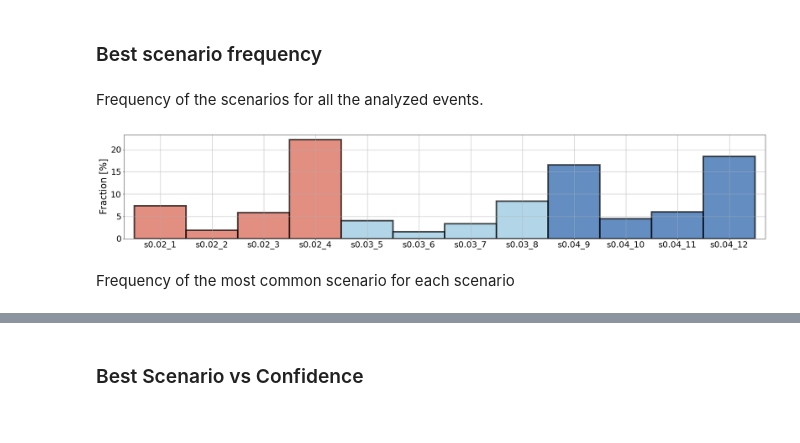
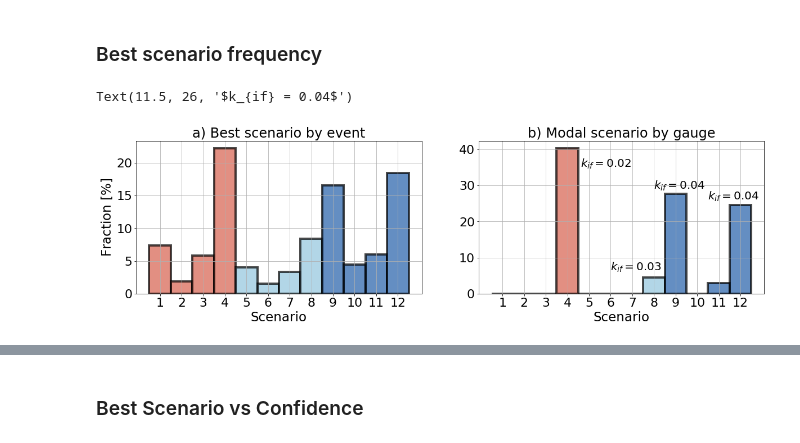
Before and after one commit to nicolas998/active_layer_evaluation, a Jupyter notebook: 02_Scenarios_evaluation.ipynb, the cells around one changed output, grey strips where cells are left out. Drawn from its saved outputs; the diff is of its cells as text; code cells hidden in the pictures.

Commit message:
improve some figures and change to the bar figure of the best scenario by events and gauge

```diff
--- a/02_Scenarios_evaluation.ipynb
+++ b/02_Scenarios_evaluation.ipynb
@@ -27,6 +27,7 @@ Emet = pd.read_msgpack('data/results/Events_Metrics_sce.msg')
 products = Emet['product'].unique().tolist()
 
 kges = {}
+bests = {}
 
 for _i in [0.1, 0.75, 1.5]:
     #Do it for the initial product
@@ -49,7 +50,7 @@ for _i in [0.1, 0.75, 1.5]:
     best = c.idxmax(axis = 1)
     max_kge = c.max(axis=1)
     c['max_kge'] = max_kge
-
+    bests.update({str(_i): best})
     for prod in ['a-hlm','d-hlm','t-hlm']:
         a,b = get_intersec_events(Emet, 'ifc-hlm',prod,'kge',_i)
         b.set_index([b.index, 'link'], inplace=True)
@@ -193,43 +193,73 @@ def count_products(x):
 # %%
+level = '0.1'
+best = bests[level].copy()
+c = kges[level].copy()
+
+numbers = [21,22,23,24,31,32,33,34,41,42,43,44]
+numbers = np.arange(1,13)
+for i,j in zip(products[5:], numbers):
+    best.loc[best == i] = j
+
 best_sce = {}
 links = np.unique(best.index.get_level_values(level='link')).tolist()
 for l in links:
-    d = best.xs(l,level = 'link')
-    prod = products[5:][count_products(d).argmax()]
-    p = count_products(d).max()
+    pos, conf = get_pos_conf(l)
     b_kge = np.percentile(c.xs(l, level = 'link')['max_kge'], 50)
     i_kge = np.percentile(c.xs(l, level = 'link')['ifc-hlm'], 50)
-    best_sce.update({l:{'product': prod, 'p':p,'best_kge':b_kge, 'ifc-hlm':i_kge}})
+    best_sce.update({l:{'product': pos, 'p':conf,'best_kge':b_kge, 'ifc-hlm':i_kge}})
+
 best_sce = pd.DataFrame(best_sce).T
-# %% [markdown]
-Frequency of the scenarios for all the analyzed events.
 # %%
-h= []
-for prod in products[5:]:
-    h.append(best[best == prod].size)
-h = np.array(h)
-h = 100 * h / h.sum()
-fig = pl.figure(figsize=(30,5))
-ax = fig.add_subplot(111)
-bar = pl.bar(products[5:], h, 1, alpha = 0.7, edgecolor = 'k', lw = 2)
+fig = pl.figure(figsize=(20,5))
+
+ax = fig.add_subplot(121)
+h,b = core.get_histogram(best, np.arange(1,14))
+bar = pl.bar(b[1:],h*100,1, alpha = 0.7)
+ax.tick_params(labelsize = 22)
+ax.set_xlabel('Scenario', size = 23)
+ax.set_ylabel('Fraction [$\%$]', size = 23)
+ax.set_xticks(np.arange(2,14))
+ax.set_xticklabels(np.arange(1,13))
+ax.grid()
+ax.set_title('a) Best scenario by event', size = 24)
 for i in [0,1,2,3]:
     bar[i].set_color(colors['ifc-hlm'])
     bar[i].set_edgecolor('k')
     bar[i].set_linewidth(4.0)
 for i in [4,5,6,7]:
     bar[i].set_color(colors['a-hlm'])
     bar[i].set_edgecolor('k')
     bar[i].set_linewidth(4.0)
 for i in [8,9,10,11]:
     bar[i].set_color(colors['d-hlm'])
     bar[i].set_edgecolor('k')
     bar[i].set_linewidth(4.0)
-ax.set_xlim()
-ax.set_ylabel('Fraction [$\%$]', size = 24)
+
+ax = fig.add_subplot(122)
+h,b = core.get_histogram(best_sce['product'], np.arange(1,14))
+bar = pl.bar(b[1:],h*100,1, alpha = 0.7)
 ax.tick_params(labelsize = 22)
-ax.set_xlim(-0.7,11.7)
+ax.set_xlabel('Scenario', size = 23)
+ax.set_xticks(np.arange(2,14))
+ax.set_xticklabels(np.arange(1,13))
 ax.grid()
+ax.set_title('b) Modal scenario by gauge', size = 24)
+for i in [0,1,2,3]:
+    bar[i].set_color(colors['ifc-hlm'])
+    bar[i].set_edgecolor('k')
+    bar[i].set_linewidth(4.0)
+for i in [4,5,6,7]:
+    bar[i].set_color(colors['a-hlm'])
+    bar[i].set_edgecolor('k')
+    bar[i].set_linewidth(4.0)
+for i in [8,9,10,11]:
+    bar[i].set_color(colors['d-hlm'])
+    bar[i].set_edgecolor('k')
+    bar[i].set_linewidth(4.0)
+ax.text(5.6,35,'$k_{if} = 0.02$',size = 20)
+ax.text(7,6.5,'$k_{if} = 0.03$',size = 20)
+ax.text(9,29,'$k_{if} = 0.04$',size = 20)
+ax.text(11.5,26,'$k_{if} = 0.04$',size = 20)
 # %% [output]
+Text(11.5, 26, '$k_{if} = 0.04$')
-[figure, old version]
+[figure, new version]
-# %% [markdown]
-Frequency of the most common scenario for each scenario
```
Also changed, not shown: parts of 7 cells of this notebook, 13 other files.
